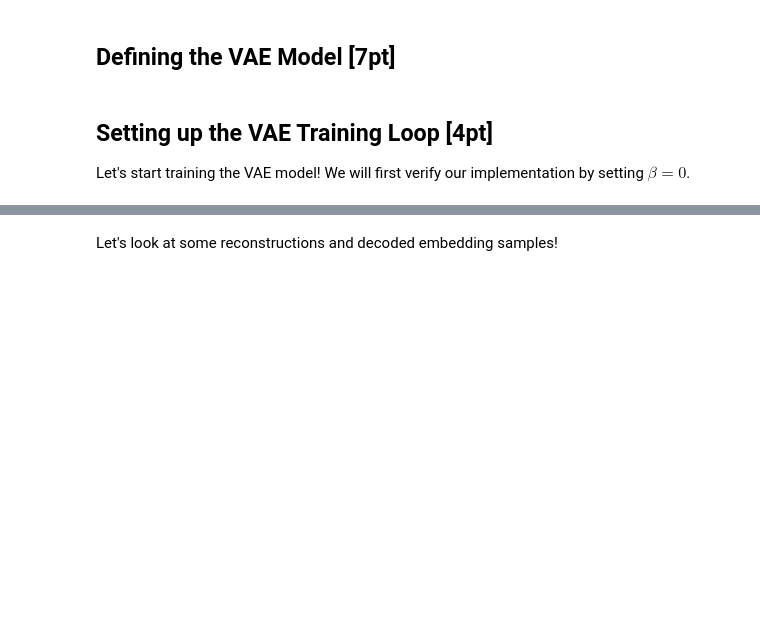
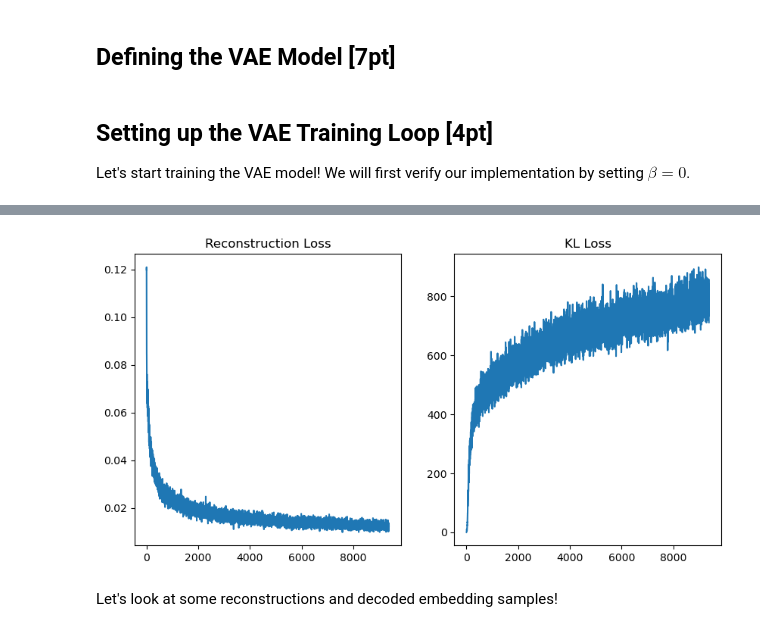
Before and after one commit to emanueltesfa/GAN-VAE, a Jupyter notebook: Problem1_VAE_v0.ipynb, the cells around one changed output, grey strips where cells are left out. Drawn from its saved outputs; the diff is of its cells as text; code cells hidden in the pictures; blank space fills up the shorter version.

```diff
--- a/Problem1_VAE_v0.ipynb
+++ b/Problem1_VAE_v0.ipynb
@@ -361,10 +364,10 @@ for ep in range(epochs):
   for indx, (sample_img, label) in enumerate(mnist_data_loader): # index and img,label tuple
     optimizer.zero_grad()
     batch_features = sample_img.view(-1, 784).to(device)
-    output = ae_model.forward(batch_features)
-    output = output.reshape(64, 784)
+    ae_output = ae_model.forward(batch_features)
+    ae_output = ae_output.reshape(batch_size, 784)
     #print("original features:" , img.shape,"batch features: ", batch_features.shape,  "model output: ", output.shape, "label: ", label.shape)
-    rec_loss = criterion(output, batch_features)
+    rec_loss = criterion(ae_output, batch_features)
     #print("loss function forward")
     rec_loss.backward()
     #print("backprop error")
@@ -762,0 +651,87 @@ RuntimeError: Boolean value of Tensor with more than one value is ambiguous
+# %%
+# Prob1-5 VAE training loop
+learning_rate = 1e-3
+nz = 32
+beta = 0
+
+####################################### TODO #######################################
+epochs = 5    # recommended 5-20 epochs
+#################################### END TODO ######################################
+
+# build VAE model
+vae_model = VAE(nz, beta).to(device)    # transfer model to GPU if available
+vae_model = vae_model.train()   # set model in train mode (eg batchnorm params get updated)
+
+# build optimizer and loss function
+####################################### TODO #######################################
+# Build the optimizer for the vae_model. We will again use the Adam optimizer with #
+# the given learning rate and otherwise default parameters.                        #
+####################################################################################
+# same as AE
+
+from torch.optim import Adam
+optimizer = Adam(vae_model.parameters(), lr=learning_rate)
+#print ( ae_model.parameters())
+
+#################################### END TODO ######################################
+
+train_it = 0
+rec_loss, kl_loss = [], []
+print(f"Running {epochs} epochs with {beta=}")
+for ep in range(epochs):
+  print("Run Epoch {}".format(ep))
+  ####################################### TODO #######################################
+  # Implement the main training loop for the VAE model.                              #
+  # HINT: Your training loop should sample batches from the data loader, run the     #
+  #       forward pass of the VAE, compute the loss, perform the backward pass and   #
+  #       perform one gradient step with the optimizer.                              #
+  # HINT: Don't forget to erase old gradients before performing the backward pass.   #
+  # HINT: This time we will use the loss() function of our model for computing the   #
+  #       training loss. It outputs the total training loss and a dict containing    #
+  #       the breakdown of reconstruction and KL loss.                               #
+  ####################################################################################
+  loss = 0
+  for indx, (img, _) in enumerate(mnist_data_loader): # index and img,label tuple
+    #img = img.to(device)
+    optimizer.zero_grad()
+    batch_features = torch.reshape(img, (img.size()[0], -1))
+    #print("features ", batch_features.size())
+    vae_output = vae_model(batch_features)
+    #print("original features:" , img.shape, "batch features: ", batch_features.shape,  "q output: ", q_output.shape, "rec output: ", rec_output.shape)
+    """tot, losses = vae_model.loss(batch_features,rec_output)
+    losses.backward()
+    optimizer.step()
+    total_loss = losses[0].item()
+    #print("total loss", total_loss)
+    losses = losses[1]
+    rec_loss.append(losses['rec_loss']); kl_loss.append(losses['kl_loss'])
+    #total_loss = rec_loss+kl_loss"""
+    total_loss, losses = vae_model.loss(batch_features, outputs=vae_output)
+    rec_loss.append(losses['rec_loss']); kl_loss.append(losses['kl_loss'])
+    total_loss.backward()
+
+    optimizer.step()
+
+    #print(total_loss)
+    if train_it % 100 == 0:
+      print("It {}: Total Loss: {}, \t Rec Loss: {},\t KL Loss: {}"\
+            .format(train_it, total_loss, losses['rec_loss'], losses['kl_loss'].item()))
+    train_it += 1
+
+  #################################### END TODO ####################################
+
+print("Done!")
+
+rec_loss_plotdata = [foo.detach().cpu() for foo in rec_loss]
+kl_loss_plotdata = [foo.detach().cpu() for foo in kl_loss]
+
+# log the loss training curves
+fig = plt.figure(figsize = (10, 5))
+ax1 = plt.subplot(121)
+ax1.plot(rec_loss_plotdata)
+ax1.title.set_text("Reconstruction Loss")
+ax2 = plt.subplot(122)
+ax2.plot(kl_loss_plotdata)
+ax2.title.set_text("KL Loss")
+plt.show()
+# %% [output]
@@ -763,3 +755,4 @@ RuntimeError: Boolean value of Tensor with more than one value is ambiguous
+[figure, added]
 # %% [markdown]
 Let's look at some reconstructions and decoded embedding samples!
 # %%
```
Also changed, not shown: parts of 9 cells of this notebook, 2 other files.
